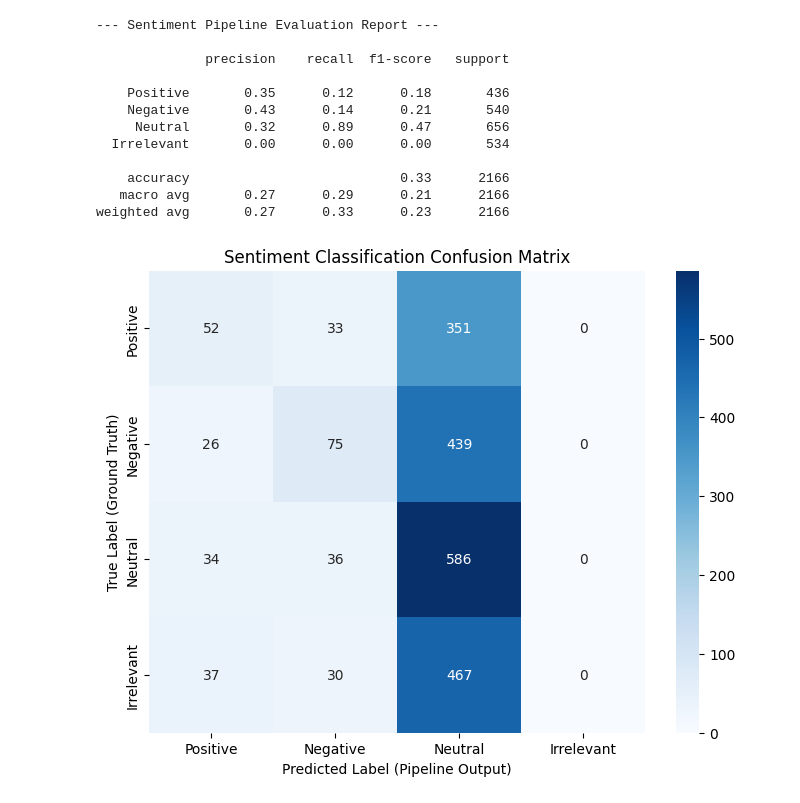
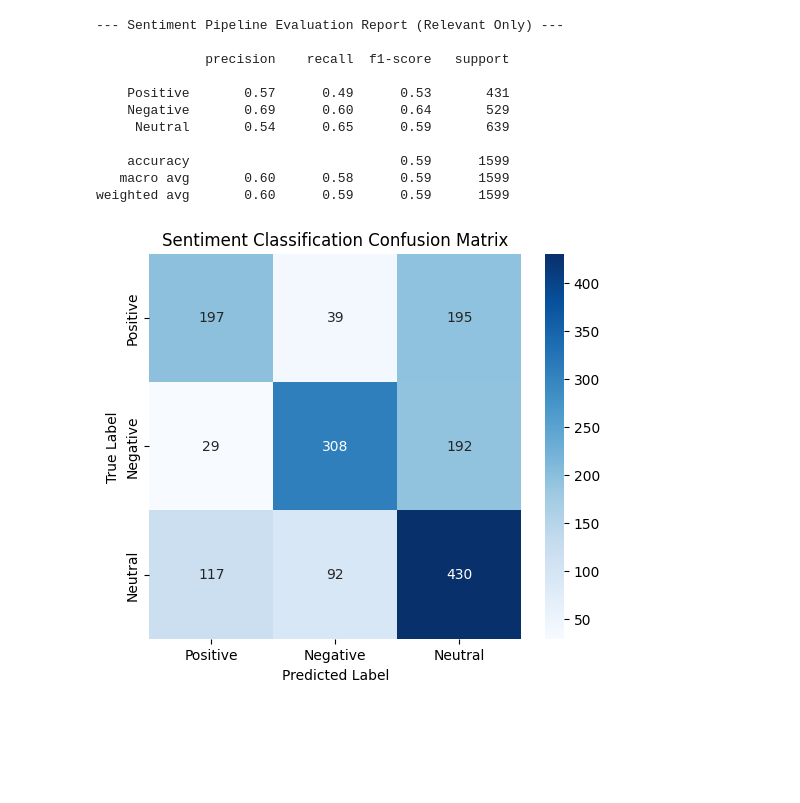
Before and after one commit to Leonard249/SC4021-project, a Jupyter notebook: backend/utils/eval_notebook.ipynb, the cells around one changed output. Cells and saved outputs as stored; diff of their text form; code cells hidden in the pictures; blank space fills up the shorter version.

Commit message:
added in less complex pipeline with full changes for around 0.6 f1 score

```diff
--- a/backend/utils/eval_notebook.ipynb
+++ b/backend/utils/eval_notebook.ipynb
@@ -71,6 +96,6 @@ Ground truth records missing from predictions: 0
 # %%
-# Define the specific labels we expect to evaluate
-expected_labels = ["positive", "negative", "neutral", "irrelevant"]
+# Removed 'irrelevant' from expected labels
+expected_labels = ["positive", "negative", "neutral"]
 
 # Generate the classification report
 report = classification_report(
@@ -78,42 +103,41 @@ report = classification_report(
     y_pred,
     labels=expected_labels,
     target_names=[label.capitalize() for label in expected_labels],
-    zero_division=0 # Prevents warnings if a class has 0 predictions
+    zero_division=0
 )
 
-print("--- Sentiment Pipeline Evaluation Report ---\n")
+print("--- Sentiment Pipeline Evaluation Report (Relevant Only) ---\n")
 print(report)
 # %% [output]
---- Sentiment Pipeline Evaluation Report ---
+--- Sentiment Pipeline Evaluation Report (Relevant Only) ---
 
               precision    recall  f1-score   support
 
-    Positive       0.35      0.12      0.18       436
-    Negative       0.43      0.14      0.21       540
-     Neutral       0.32      0.89      0.47       656
-  Irrelevant       0.00      0.00      0.00       534
+    Positive       0.57      0.49      0.53       431
+    Negative       0.69      0.60      0.64       529
+     Neutral       0.54      0.65      0.59       639
 
-    accuracy                           0.33      2166
-   macro avg       0.27      0.29      0.21      2166
-weighted avg       0.27      0.33      0.23      2166
+    accuracy                           0.59      1599
+   macro avg       0.60      0.58      0.59      1599
+weighted avg       0.60      0.59      0.59      1599
 # %%
-# Generate confusion matrix
+# Generate 3x3 confusion matrix
 cm = confusion_matrix(y_true, y_pred, labels=expected_labels)
 
 # Plotting using seaborn
-plt.figure(figsize=(8, 6))
+plt.figure(figsize=(6, 5))
 sns.heatmap(
     cm,
     annot=True,
     fmt='d',
     cmap='Blues',
     xticklabels=[l.capitalize() for l in expected_labels],
     yticklabels=[l.capitalize() for l in expected_labels]
 )
 
 plt.title('Sentiment Classification Confusion Matrix')
-plt.xlabel('Predicted Label (Pipeline Output)')
-plt.ylabel('True Label (Ground Truth)')
+plt.xlabel('Predicted Label')
+plt.ylabel('True Label')
 plt.show()
 # %% [output]
-[figure, old version]
+[figure, new version]
```
Also changed, not shown: parts of 3 cells of this notebook, 7 other files.
